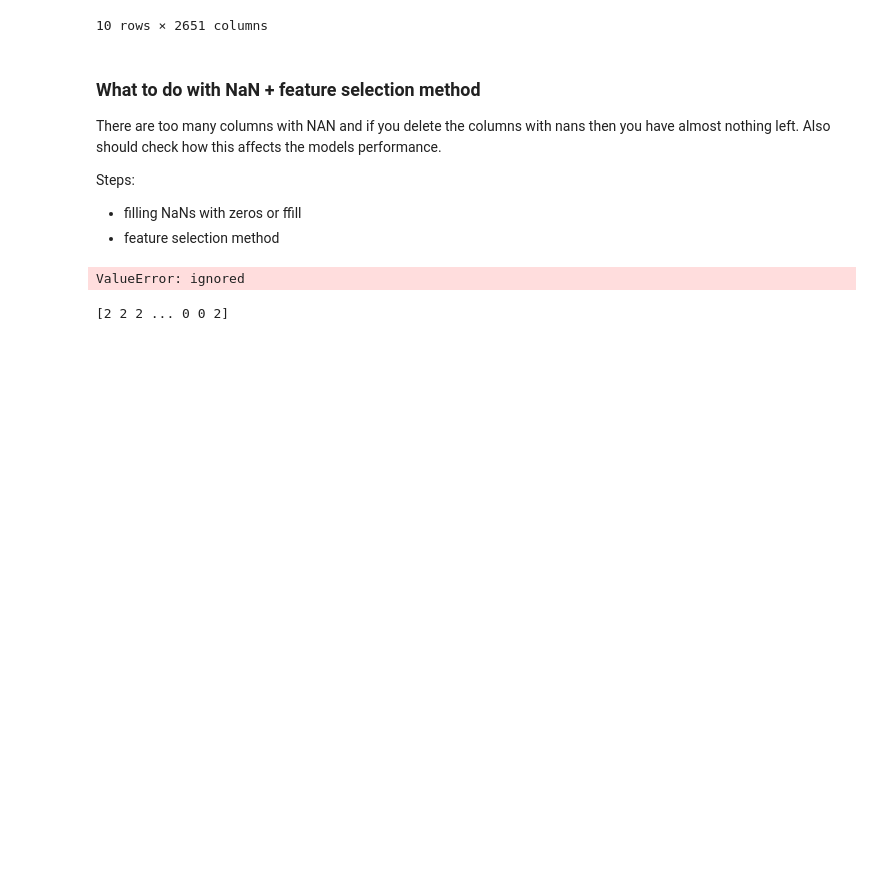
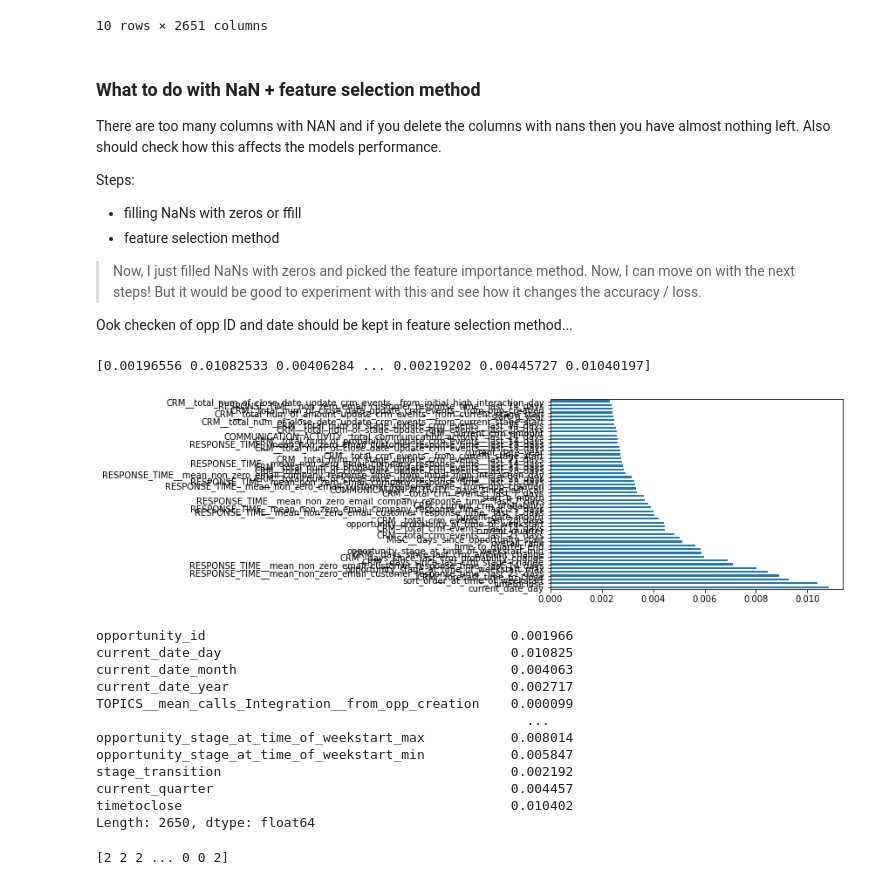
Before and after one commit to annemiekvdleest/Machine_Learning, a Jupyter notebook: ML_project1.ipynb, the cells around one changed output. Cells and saved outputs as stored; diff of their text form; code cells hidden in the pictures; blank space fills up the shorter version.

```diff
--- a/ML_project1.ipynb
+++ b/ML_project1.ipynb
@@ -69,39 +69,56 @@ There are too many columns with NAN and if you delete the columns with nans then
 Steps:
 - filling NaNs with zeros or ffill
 - feature selection method
+
+
+
+> Now, I just filled NaNs with zeros and picked the feature importance method. Now, I can move on with the next steps! But it would be good to experiment with this and see how it changes the accuracy / loss.
+
+Ook checken of opp ID and date should be kept in feature selection method...
 # %%
 from sklearn.feature_selection import SelectKBest
 from sklearn.feature_selection import chi2
 
 # df.isnull().sum().to_dict()
 
 # NaNs
 df = df.fillna(0)
 
 # df.isnull().sum().to_dict()
 
-
-
-# feature selection methods!!! < check how this would affect the models performance
-
 X = df.iloc[:,:-1]
 y = df.iloc[:,len(df.columns)-1]
 # print(X)
 # print(y)
 
 # https://towardsdatascience.com/feature-selection-techniques-in-machine-learning-with-python-f24e7da3f36e
-# univariate selection - strongest relationship with the output variable
-#apply SelectKBest class to extract top 10 best features
-bestfeatures = SelectKBest(score_func=chi2, k=10)
-fit = bestfeatures.fit(X,y)
-dfscores = pd.DataFrame(fit.scores_)
-dfcolumns = pd.DataFrame(X.columns)
-#concat two dataframes for better visualization
-featureScores = pd.concat([dfcolumns,dfscores],axis=1)
-featureScores.columns = ['Specs','Score']  #naming the dataframe columns
-print(featureScores.nlargest(10,'Score'))  #print 10 best features
+# feature importance method
+
+from sklearn.ensemble import ExtraTreesClassifier
+import matplotlib.pyplot as plt
+model = ExtraTreesClassifier()
+model.fit(X,y)
+print(model.feature_importances_) #use inbuilt class feature_importances of tree based classifiers
+#plot graph of feature importances for better visualization
+feat_importances = pd.Series(model.feature_importances_, index=X.columns)
+feat_importances.nlargest(50).plot(kind='barh')
+plt.show()
+print(feat_importances)
 # %% [output]
-ValueError: ignored
+[0.00196556 0.01082533 0.00406284 ... 0.00219202 0.00445727 0.01040197]
+[figure, added]
+opportunity_id                                       0.001966
+current_date_day                                     0.010825
+current_date_month                                   0.004063
+current_date_year                                    0.002717
+TOPICS__mean_calls_Integration__from_opp_creation    0.000099
+                                                       ...
+opportunity_stage_at_time_of_weekstart_max           0.008014
+opportunity_stage_at_time_of_weekstart_min           0.005847
+stage_transition                                     0.002192
+current_quarter                                      0.004457
+timetoclose                                          0.010402
+Length: 2650, dtype: float64
 # %%
 # target values
 y = df.iloc[:,len(df.columns)-1].values
```
